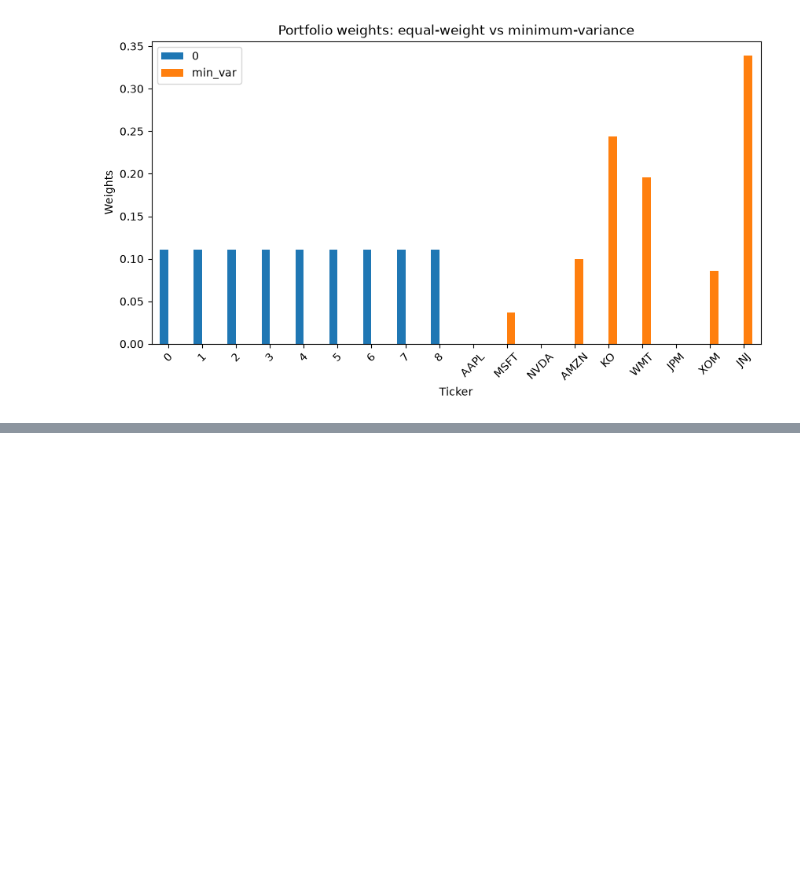
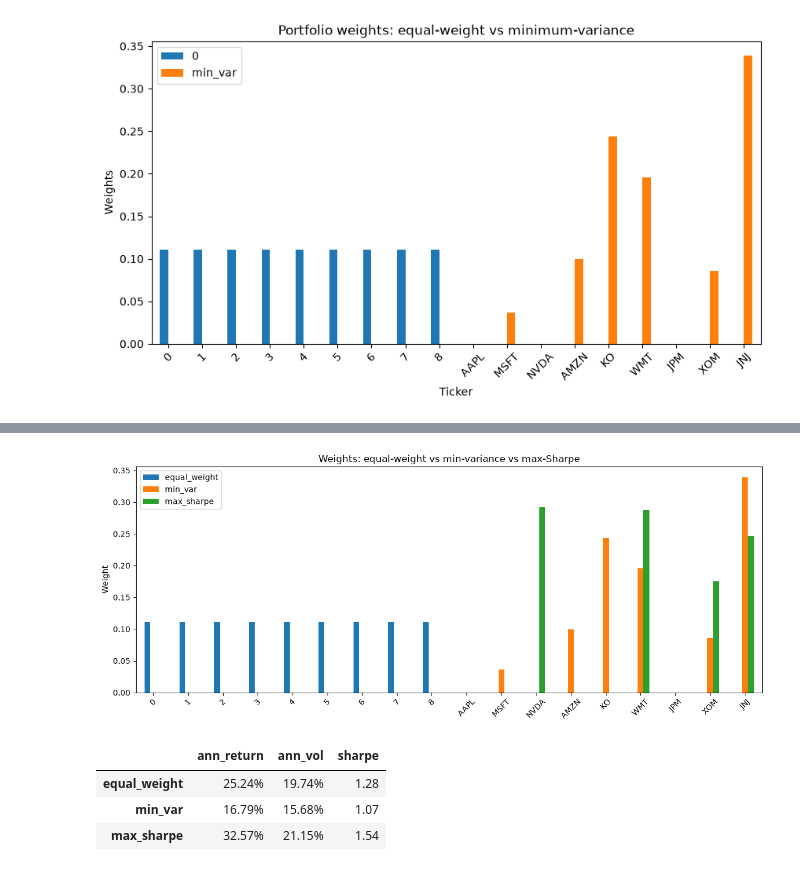
Before and after one commit to laraib-b/smart-portfolio-lab, a Jupyter notebook: notebooks/03_optimization.ipynb, the cells around one changed output, grey strips where cells are left out. Saved outputs shown, nothing was run; the diff lists cells and outputs as text; code cells hidden in the pictures; blank space fills up the shorter version.

Commit message:
Add max-Sharpe portfolio and three-way strategy comparison.
Extends the optimization notebook with long-only max-Sharpe weights and a scorecard versus equal-weight and min-variance.

```diff
--- a/notebooks/03_optimization.ipynb
+++ b/notebooks/03_optimization.ipynb
@@ -181,0 +239,50 @@ plt.xticks(rotation=45)
+# %%
+weights_cmp = pd.concat(
+    [
+        ew_weights.rename("equal_weight"),
+        min_var_weights.rename("min_var"),
+        max_sharpe_weights.rename("max_sharpe"),
+    ],
+    axis=1,
+)
+
+ax = weights_cmp.plot(
+    kind="bar",
+    figsize=(12, 5),
+    title="Weights: equal-weight vs min-variance vs max-Sharpe",
+)
+ax.set_ylabel("Weight")
+ax.legend()
+plt.xticks(rotation=45)
+plt.tight_layout()
+plt.show()
+
+scorecard = pd.DataFrame({
+    "ann_return": [
+        ann_return(ew_weights.values),
+        ann_return(min_var_weights.values),
+        ann_return(max_sharpe_weights.values),
+    ],
+    "ann_vol": [
+        portfolio_vol(ew_weights.values, cov_daily),
+        portfolio_vol(min_var_weights.values, cov_daily),
+        portfolio_vol(max_sharpe_weights.values, cov_daily),
+    ],
+    "sharpe": [
+        sharpe_of(ew_weights.values),
+        sharpe_of(min_var_weights.values),
+        sharpe_of(max_sharpe_weights.values),
+    ],
+}, index=["equal_weight", "min_var", "max_sharpe"])
+
+scorecard.style.format({
+    "ann_return": "{:.2%}",
+    "ann_vol": "{:.2%}",
+    "sharpe": "{:.2f}",
+})
+# %% [output]
+[figure, added]
+|  | ann_return | ann_vol | sharpe |
+| equal_weight | 25.24% | 19.74% | 1.28 |
+| min_var | 16.79% | 15.68% | 1.07 |
+| max_sharpe | 32.57% | 21.15% | 1.54 |
```
Also changed, not shown: parts of 2 cells of this notebook.
